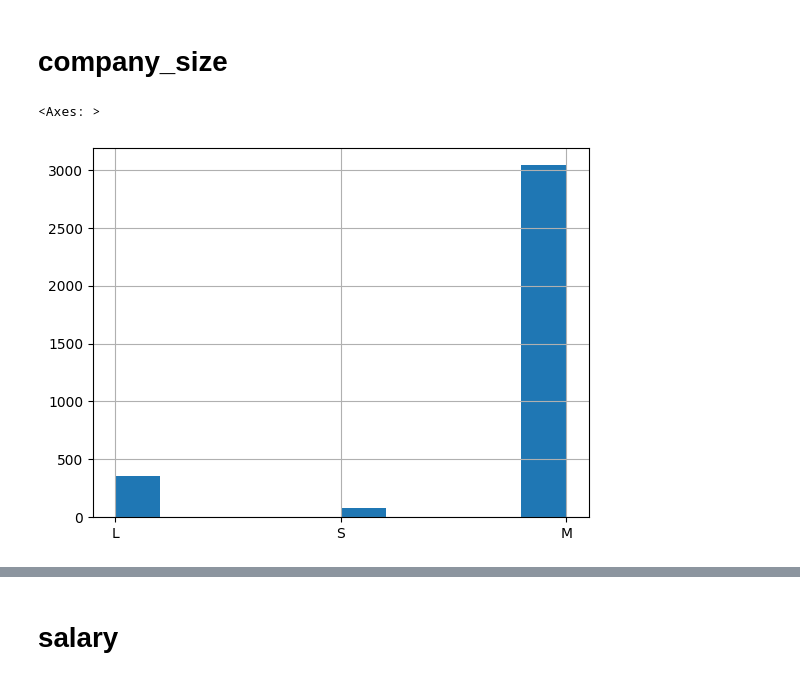
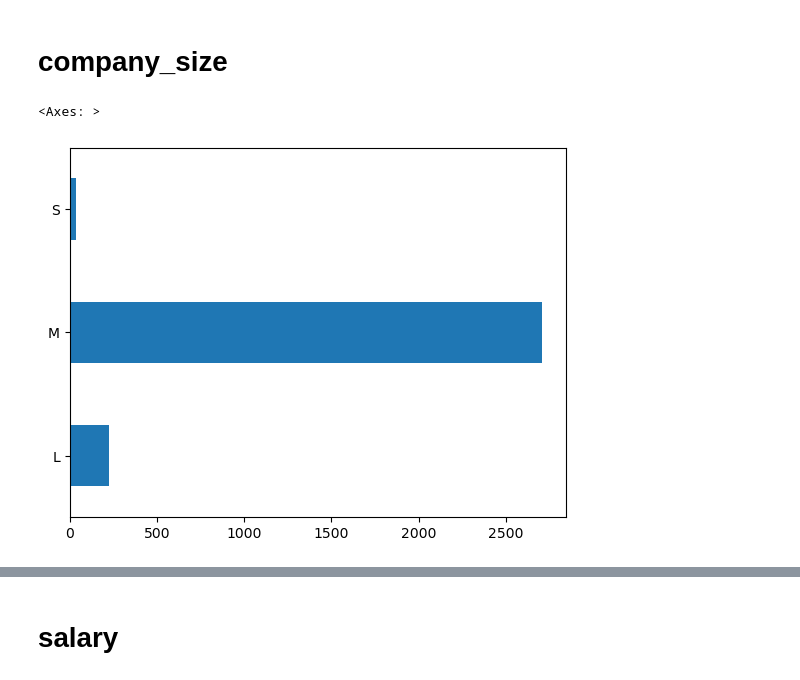
Before and after one commit to fernandofks/projeto_final_machine_learning, a Jupyter notebook: analise_exploratoria-Theo-Copy1.ipynb, the cells around one changed output, grey strips where cells are left out. Cells and saved outputs as stored; diff of their text form; code cells hidden in the pictures.

```diff
--- a/analise_exploratoria-Theo-Copy1.ipynb
+++ b/analise_exploratoria-Theo-Copy1.ipynb
@@ -145,0 +151,3 @@ data_of_interest['employee_residence'].hist()
+# %%
+data_of_interest = data_of_interest[data_of_interest['employee_residence'] == "US"]
+data_of_interest['employee_residence'].value_counts().plot.barh()
@@ -146,5 +157,2 @@ data_of_interest['employee_residence'].hist()
 # %%
-count = data_of_interest['employee_residence'].value_counts()
-
-filtered = count[count > 30]
-filtered
+data_of_interest = data_of_interest.drop(columns=['employee_residence', 'company_location'])
@@ -160,3 +158,0 @@ Name: employee_residence, dtype: int64
-# %%
-data_of_interest = data_of_interest.loc[data_of_interest['employee_residence'].isin(filtered.index), :]
-data_of_interest['employee_residence'].hist()
@@ -172,0 +166,3 @@ data_of_interest['remote_ratio'].plot.hist()
+# %%
+data_of_interest = data_of_interest[data_of_interest['remote_ratio'] != 50]
+data_of_interest['remote_ratio'].value_counts().sort_index().plot.barh()
@@ -173,7 +172,7 @@ data_of_interest['remote_ratio'].plot.hist()
 # %% [markdown]
 # company_size
 # %%
-data_of_interest['company_size'].hist()
+data_of_interest['company_size'].value_counts().sort_index().plot.barh()
 # %% [output]
 <Axes: >
-[figure, old version]
+[figure, new version]
```
Also changed, not shown: parts of 55 cells of this notebook.
